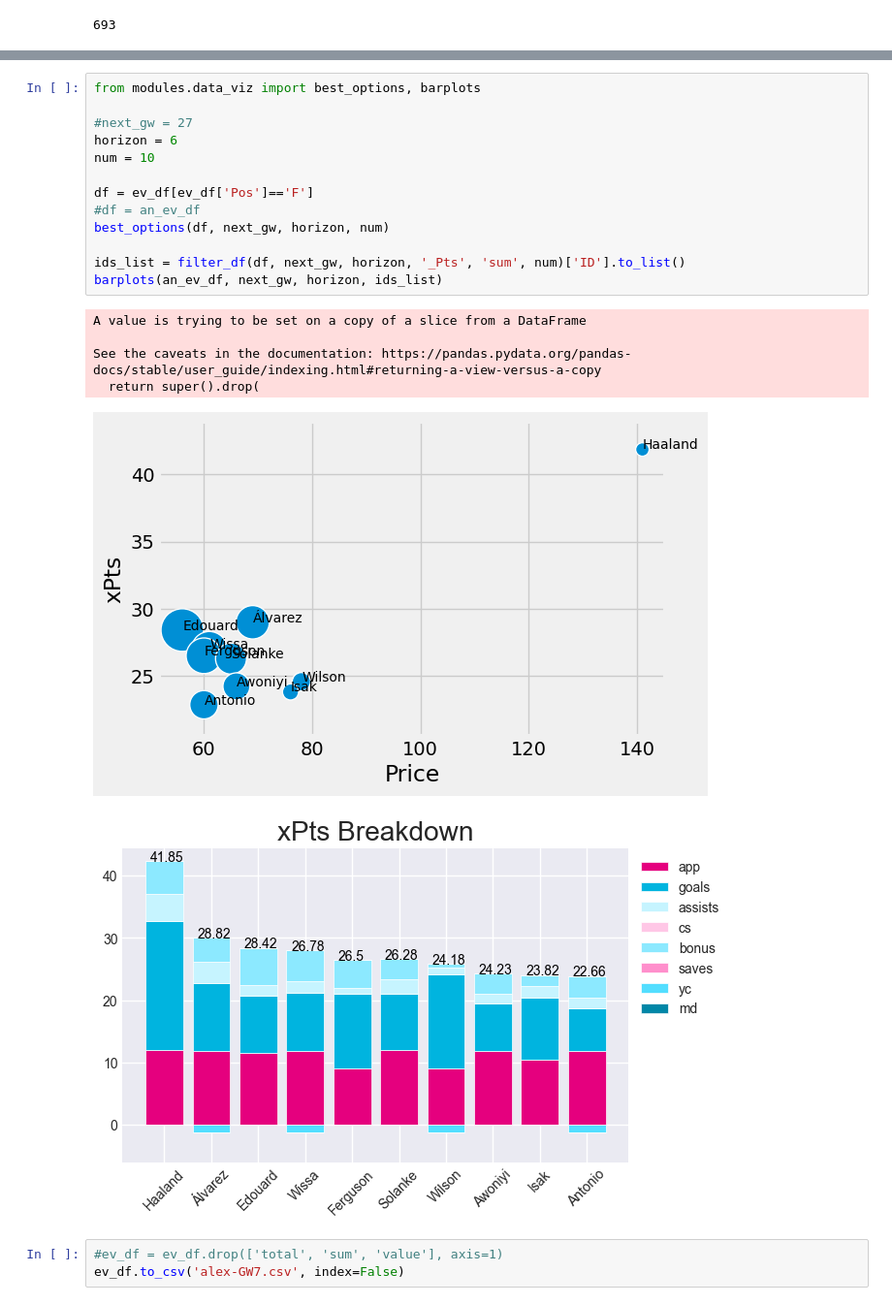
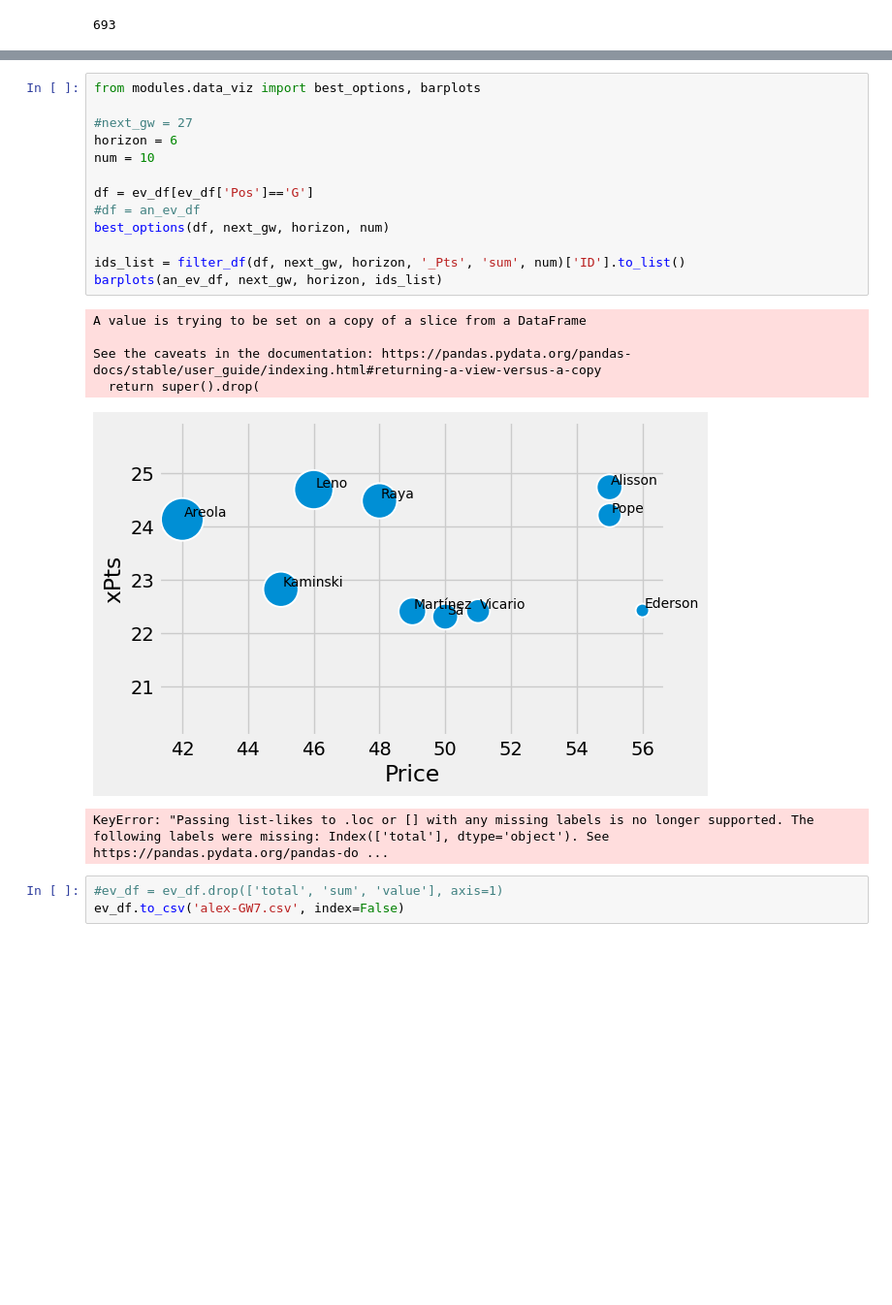
Before and after one commit to spiros26/FPL-Project, a Jupyter notebook: ev_creator/ALEX.ipynb, the cells around one changed output, grey strips where cells are left out. Shown: that part at 97% size. Saved outputs shown, nothing was run; the diff lists cells and outputs as text; blank space fills up the shorter version.

```diff
--- a/ev_creator/ALEX.ipynb
+++ b/ev_creator/ALEX.ipynb
@@ -772,23 +772,23 @@ ev_df.sort_values(by='value',ascending=False)[:20]
 # %%
 from modules.data_viz import best_options, barplots
 
 #next_gw = 27
 horizon = 6
 num = 10
 
-df = ev_df[ev_df['Pos']=='F']
+df = ev_df[ev_df['Pos']=='G']
 #df = an_ev_df
 best_options(df, next_gw, horizon, num)
 
 ids_list = filter_df(df, next_gw, horizon, '_Pts', 'sum', num)['ID'].to_list()
 barplots(an_ev_df, next_gw, horizon, ids_list)
 # %% [output]
 A value is trying to be set on a copy of a slice from a DataFrame
 
 See the caveats in the documentation: https://pandas.pydata.org/pandas-docs/stable/user_guide/indexing.html#returning-a-view-versus-a-copy
   return super().drop(
-[figure, old version]
+[figure, new version]
-[figure, removed]
+KeyError: "Passing list-likes to .loc or [] with any missing labels is no longer supported. The following labels were missing: Index(['total'], dtype='object'). See https://pandas.pydata.org/pandas-do ...
 # %%
 #ev_df = ev_df.drop(['total', 'sum', 'value'], axis=1)
 ev_df.to_csv('alex-GW7.csv', index=False)
```
Also changed, not shown: parts of 3 cells of this notebook, 11 other files.
